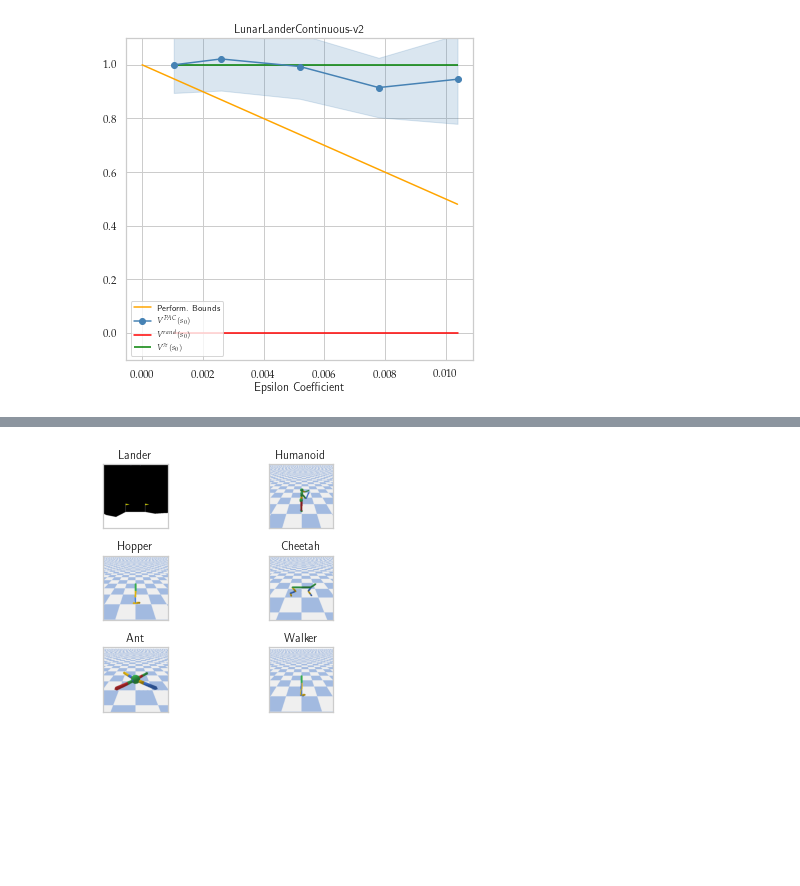
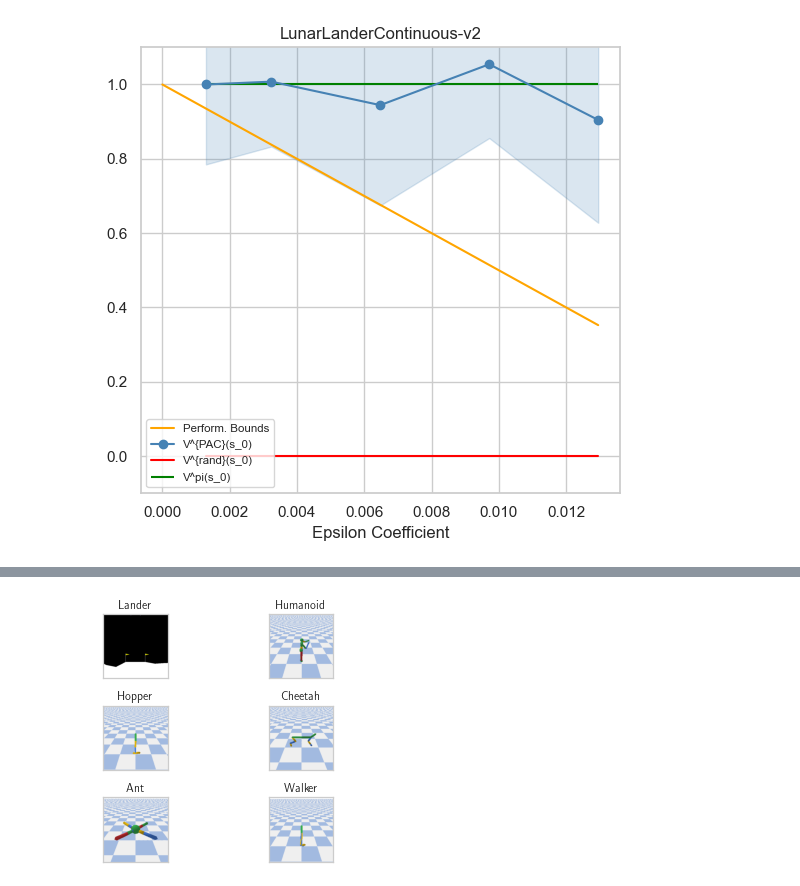
Before and after one commit to jeff-hykin/afrl, a Jupyter notebook: plot_results.ipynb, the cells around one changed output, grey strips where cells are left out. Saved outputs shown, nothing was run; the diff lists cells and outputs as text; code cells hidden in the pictures; blank space fills up the shorter version.

```diff
--- a/plot_results.ipynb
+++ b/plot_results.ipynb
@@ -6,16 +6,6 @@ import scipy.stats as st
 import seaborn as sns
 from statsmodels.stats.weightstats import ttest_ind
 
-plt.rcParams.update({
-    "text.usetex": True,
-    "font.family": "sans-serif",
-    "font.sans-serif": ["Helvetica"]})
-# for Palatino and other serif fonts use:
-plt.rcParams.update({
-    "text.usetex": True,
-    "font.family": "serif",
-    "font.serif": ["Palatino"],
-})
 
 def conf_intvl(xs):
     return st.t.interval(0.95, len(xs)-1, loc=np.mean(xs), scale=st.sem(xs))
@@ -24,14 +14,14 @@ env = 'LunarLanderContinuous-v2' # 'AntBulletEnv-v0', 'LunarLanderContinuous-v2'
 resultspath = f'data/results'
 gamma = 0.98
 
-baseline = pd.read_csv(f'{resultspath}/{env}/baseline.csv').rename(columns={'discounted_rewards': 'V'})
+# baseline = pd.read_csv(f'{resultspath}/{env}/baseline.csv').rename(columns={'discounted_rewards': 'V'})
 afrl = pd.read_csv(f'{resultspath}/{env}/experiments.csv').rename(columns={'discounted_rewards': 'V'})
 
-base_mean = baseline.V.mean()
-base_low, base_hgh = conf_intvl(baseline.V)
+# base_mean = baseline.V.mean()
+# base_low, base_hgh = conf_intvl(baseline.V)
 
-af_means = afrl.groupby('delta').V.mean()
-af_low, af_hgh = list(zip(*afrl.groupby('delta').V.apply(conf_intvl)))
+af_means = afrl.groupby('epsilon').V.mean()
+af_low, af_hgh = list(zip(*afrl.groupby('epsilon').V.apply(conf_intvl)))
 # %%
 import seaborn as sns
 sns.set_theme(style="whitegrid")
@@ -42,67 +32,46 @@ settings = {
         'max_score': 70, # (discounted?) ep reward
         'min_score': -100,
     }
 }
 def mk_plot(env, i):
     # ax = plt.subplot(3,2,i+1)
     ax = plt.subplot(1,1,1)
-    afrl = pd.read_csv(f'{resultspath}/{env}/experiments.csv').rename(columns={'discounted_rewards': 'V'})
+    afrl = pd.read_csv(f'{resultspath}/{env}/experiments_pp.csv').rename(columns={'discounted_rewards': 'V'})
     vmax, vmin = settings[env]['max_score'], settings[env]['min_score']
-    vmax = afrl.groupby('delta').V.mean().values[0]
+    vmax = afrl.groupby('epsilon').V.mean().values[0]
     vrange = vmax - vmin
     afrl['opt'] = (afrl.V - vmin) / vrange
-    afrl['eps'] = afrl.delta / vrange
-    # baseline['opt'] = (baseline.V - vmin) / vrange
+    afrl['eps'] = afrl.epsilon / vrange
     base_mean = 1
-    # base_low, base_hgh = conf_intvl(baseline.opt)
     af_means = afrl.groupby('eps').opt.mean()
     sd = afrl.groupby('eps').opt.std().values
-    delta_low, delta_hgh = afrl.eps.min(), afrl.eps.max()
-    delta = np.linspace(0, delta_hgh, 2)
-    subopt = delta / (1 - gamma)
-    plt.plot(delta, base_mean-subopt, color='orange', label='Perform. Bounds')
-    af_means.plot(label='$V^{PAC}(s_0)$', marker='o', ax=ax, color='steelblue') # =E_{a\sim AFRL}[\sum \gamma^t R(s_t, a_t)]
+    epsilon_low, epsilon_hgh = afrl.eps.min(), afrl.eps.max()
+    epsilon = np.linspace(0, epsilon_hgh, 2)
+    subopt = epsilon / (1 - gamma)
+    plt.plot(epsilon, base_mean-subopt, color='orange', label='Perform. Bounds')
+    af_means.plot(label='V^{PAC}(s_0)', marker='o', ax=ax, color='steelblue')
     plt.fill_between(af_means.index, af_means-sd, af_means+sd, alpha=0.2, color='steelblue')
-    plt.hlines(base_mean, delta_low, delta_hgh, color='green', label='$V^\pi(s_0)$') # =E_{a\sim\pi}[\sum \gamma^t R(s_t, a_t)]
-    # plt.fill_between((delta_low, delta_hgh), base_low, base_hgh, color='green', alpha=0.2)
+    plt.hlines(base_mean, epsilon_low, epsilon_hgh, color='green', label='V^pi(s_0)')
 
-    plt.plot([delta_low, delta_hgh], [0,0], color='red', label='$V^{rand}(s_0)$')
+    plt.plot([epsilon_low, epsilon_hgh], [0,0], color='red', label='V^{rand}(s_0)')
 
     if i == 2:
         plt.ylabel('Performance')
     plt.xlabel('Epsilon Coefficient')
-    # plt.title('$V(s_0) / \epsilon$')
-    # plt.legend(prop={'size': 12})
+
     plt.ylim(-.1, 1.1)
 
-    # if i % 2 == 1: # is second row
-    #     ax.yaxis.set_ticklabels([])
-    #     plt.ylabel('')
-    # if i < 4: # is not last col
-    #     ax.xaxis.set_ticklabels([])
-    #     plt.xlabel('')
-    # if i == 0:
     plt.legend(loc='lower left', fontsize="x-small")
-
-    # ax = plt.subplot(6,2,i+2)
-    # f_means = afrl.groupby('eps').forecast.mean()
-    # f_low, f_hgh = np.array(list(zip(*afrl.groupby('eps').forecast.apply(conf_intvl))))
-    # f_means.plot(marker='o', ax=ax, label='$V^F(s_0)$', color='steelblue')
-    # plt.fill_between(f_means.index, np.where(f_low < 0, 0, f_low), f_hgh, alpha=0.2, color='steelblue')
 
 
 plt.figure(figsize=(5.5, 5.5))
 for i, env in enumerate([env]):
     mk_plot(env, i)
     plt.title(env)
-    # plt.legend()
-# plt.suptitle(f'{env} ($\gamma={gamma}$)')
-# plt.legend(loc='center left', bbox_to_anchor=(1, 0.5))
-# plt.suptitle('Theoretical Perfomance Bounds')
+
 plt.tight_layout()
-# plt.savefig('../results/figures/bounds')
 # %% [output]
-[figure, old version]
+[figure, new version]
 # %%
 import seaborn as sns
 sns.set_theme(style="whitegrid")
```
Also changed, not shown: parts of 2 cells of this notebook, 4 other files.
